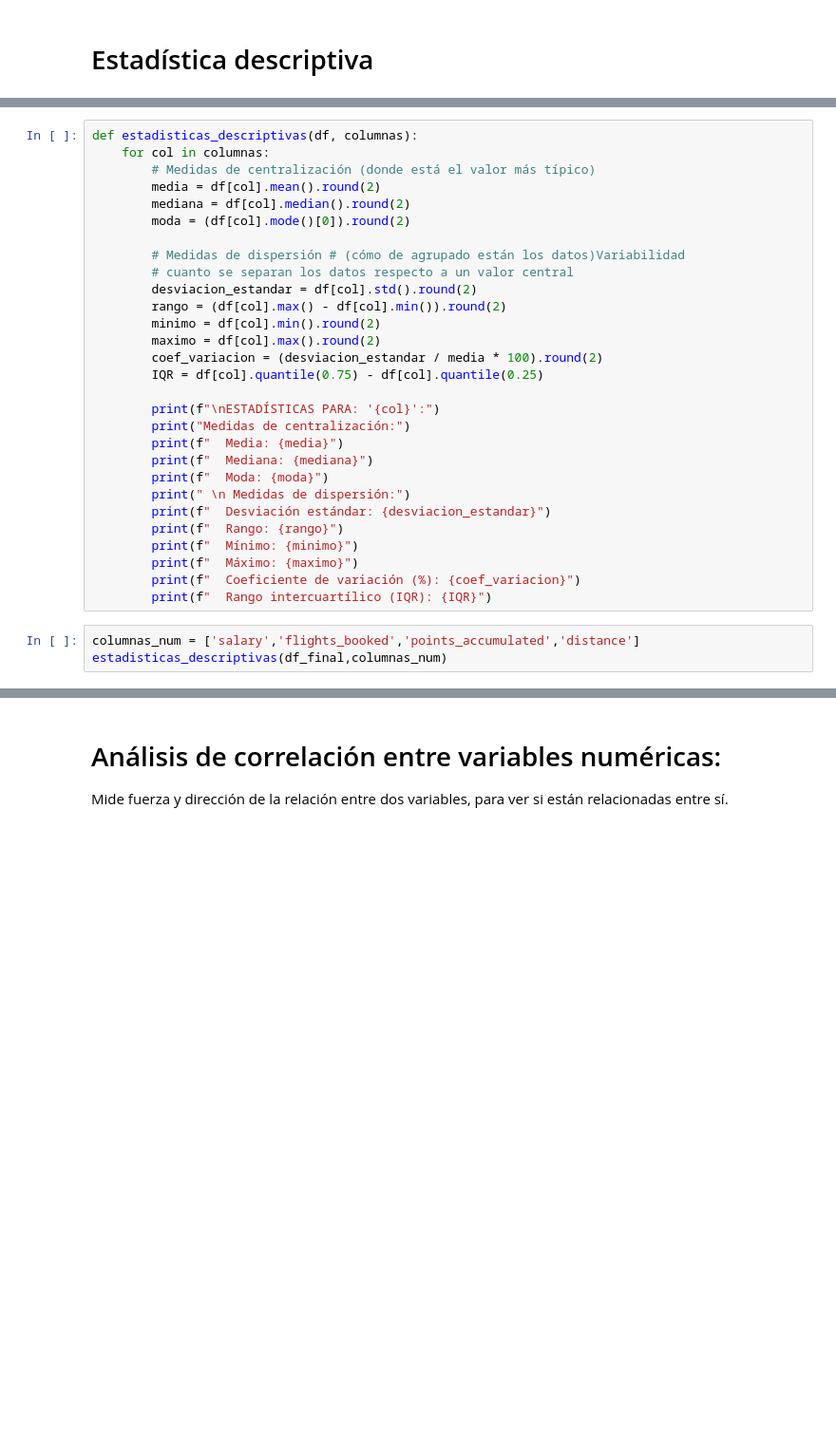
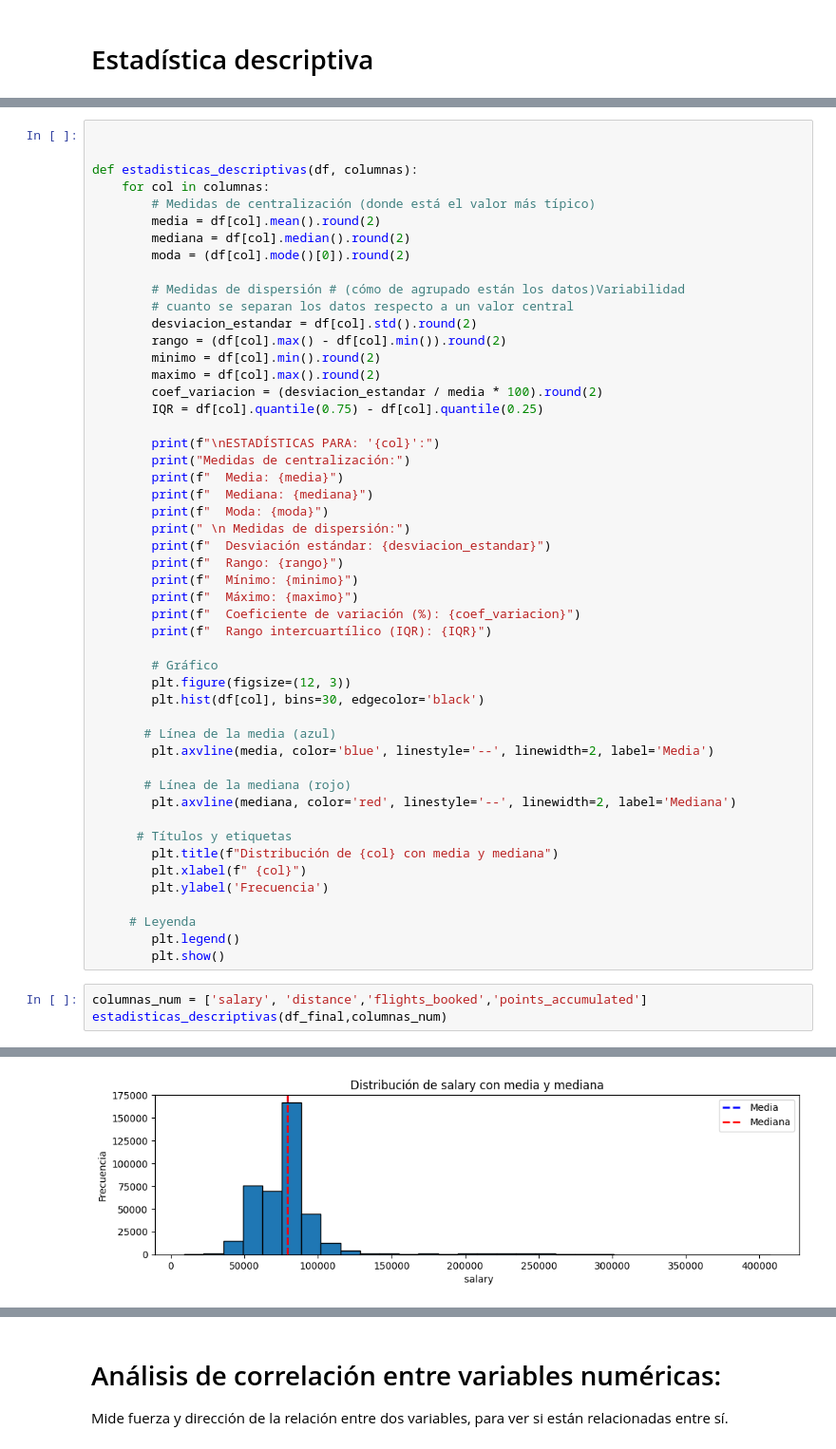
Before and after one commit to Adalab/bda-modulo-3-evaluacion-final-anitaromero25-bot, a Jupyter notebook: evaluacion_mod3_ana_romero_valderrama.ipynb, the cells around one changed output, grey strips where cells are left out. Shown at 95% size. Saved outputs shown, nothing was run; the diff lists cells and outputs as text; blank space fills up the shorter version.

```diff
--- a/evaluacion_mod3_ana_romero_valderrama.ipynb
+++ b/evaluacion_mod3_ana_romero_valderrama.ipynb
@@ -540,4 +524,6 @@ Análisis estadístico de las principales variables numéricas:
 # %%
+
+
 def estadisticas_descriptivas(df, columnas):
     for col in columnas:
         # Medidas de centralización (donde está el valor más típico)
@@ -566,8 +552,27 @@ def estadisticas_descriptivas(df, columnas):
         print(f"  Máximo: {maximo}")
         print(f"  Coeficiente de variación (%): {coef_variacion}")
         print(f"  Rango intercuartílico (IQR): {IQR}")
+
+        # Gráfico
+        plt.figure(figsize=(12, 3))
+        plt.hist(df[col], bins=30, edgecolor='black')
+
+       # Línea de la media (azul)
+        plt.axvline(media, color='blue', linestyle='--', linewidth=2, label='Media')
+
+       # Línea de la mediana (rojo)
+        plt.axvline(mediana, color='red', linestyle='--', linewidth=2, label='Mediana')
+
+      # Títulos y etiquetas
+        plt.title(f"Distribución de {col} con media y mediana")
+        plt.xlabel(f" {col}")
+        plt.ylabel('Frecuencia')
+
+     # Leyenda
+        plt.legend()
+        plt.show()
 # %%
-columnas_num = ['salary','flights_booked','points_accumulated','distance']
+columnas_num = ['salary', 'distance','flights_booked','points_accumulated']
 estadisticas_descriptivas(df_final,columnas_num)
 # %% [output]
 ESTADÍSTICAS PARA: 'salary':
@@ -589,0 +591 @@ Medidas de centralización:
+[figure, added]
```
Also changed, not shown: parts of 19 cells of this notebook.
